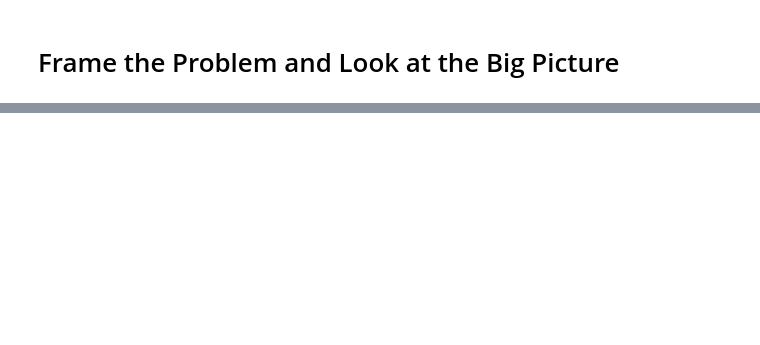
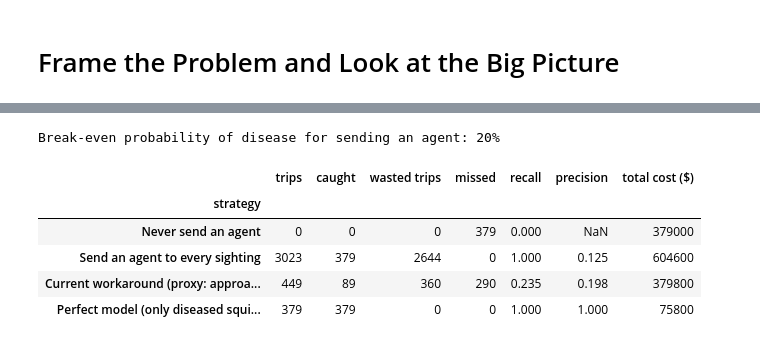
Before and after one commit to tshiyongam/P2-Nutosis, a Jupyter notebook: Nutosis.ipynb, the cells around one changed output, grey strips where cells are left out. Cells and saved outputs as stored; diff of their text form; code cells hidden in the pictures; blank space fills up the shorter version.

Commit message:
Completed frame the problem/get the data step

```diff
--- a/Nutosis.ipynb
+++ b/Nutosis.ipynb
@@ -34,0 +42,18 @@ You must submit the train/test parquet files and a pickled preprocessor and fina
+# %%
+CENSUS_PATH = "data_cache/2018_Central_Park_Squirrel_Census_-_Squirrel_Data_20261108.csv"
+DISEASED_PATH = "data_cache/diseased.csv"
+
+census = pd.read_csv(CENSUS_PATH)
+
+# diseased.csv has NO header row: the first line is already a squirrel ID,
+# so header=None is required (otherwise one diseased squirrel silently disappears)
+diseased_ids = set(pd.read_csv(DISEASED_PATH, header=None)[0])
+
+census["date"] = pd.to_datetime(census["Date"].astype(str).str.zfill(8), format="%m%d%Y")
+census["diseased"] = census["Unique Squirrel ID"].isin(diseased_ids)
+
+print(f"{len(census):,} sightings | {census['date'].nunique()} distinct days "
+      f"({census['date'].min():%b %d} to {census['date'].max():%b %d, %Y})")
+print(f"{len(diseased_ids)} IDs in diseased.csv | "
+      f"{census['diseased'].sum()} sightings flagged diseased "
+      f"({census['diseased'].mean():.1%} of all sightings)")
@@ -38,0 +109,46 @@ You must submit the train/test parquet files and a pickled preprocessor and fina
+# %%
+# Costs from the client notes
+COST_MISS = 1000   # a diseased squirrel is not captured (spread risk)
+COST_TRIP = 200    # every agent trip, whether the squirrel turns out diseased or not
+
+# Sending an agent costs 200 for sure; not sending costs 1000 * P(diseased).
+# Sending is worth it when 200 < 1000 * p, i.e. p > 200 / 1000.
+BREAK_EVEN_P = COST_TRIP / COST_MISS
+print(f"Break-even probability of disease for sending an agent: {BREAK_EVEN_P:.0%}")
+
+def total_cost(trips, missed):
+    return COST_TRIP * trips + COST_MISS * missed
+
+def summarize(name, sent):
+    # sent: boolean Series, True where an agent is dispatched
+    tp = int((sent & census["diseased"]).sum())
+    fp = int((sent & ~census["diseased"]).sum())
+    fn = int((~sent & census["diseased"]).sum())
+    return {"strategy": name, "trips": tp + fp, "caught": tp, "wasted trips": fp,
+            "missed": fn, "recall": tp / (tp + fn),
+            "precision": tp / (tp + fp) if tp + fp else np.nan,
+            "total cost ($)": total_cost(tp + fp, fn)}
+
+n_all = pd.Series(True, index=census.index)
+never = pd.Series(False, index=census.index)
+
+# Rough stand-in for today's workaround: only respond to "aggressive-sounding" sightings.
+# The census has no aggression field, so we use the closest behaviors it records.
+aggressive_like = census["Approaches"] | census["Chasing"]
+
+rows = [
+    summarize("Never send an agent", never),
+    summarize("Send an agent to every sighting", n_all),
+    summarize("Current workaround (proxy: approaches or chasing)", aggressive_like),
+    summarize("Perfect model (only diseased squirrels)", census["diseased"]),
+]
+baselines = pd.DataFrame(rows).set_index("strategy")
+baselines.round({"recall": 3, "precision": 3})
+# %% [output]
+Break-even probability of disease for sending an agent: 20%
+|  | trips | caught | wasted trips | missed | recall | precision | total cost ($) |
+| strategy |  |  |  |  |  |  |  |
+| Never send an agent | 0 | 0 | 0 | 379 | 0.000 | NaN | 379000 |
+| Send an agent to every sighting | 3023 | 379 | 2644 | 0 | 1.000 | 0.125 | 604600 |
+| Current workaround (proxy: approa... | 449 | 89 | 360 | 290 | 0.235 | 0.198 | 379800 |
+| Perfect model (only diseased squi... | 379 | 379 | 0 | 0 | 1.000 | 1.000 | 75800 |
```
Also changed, not shown: parts of 35 cells of this notebook.
